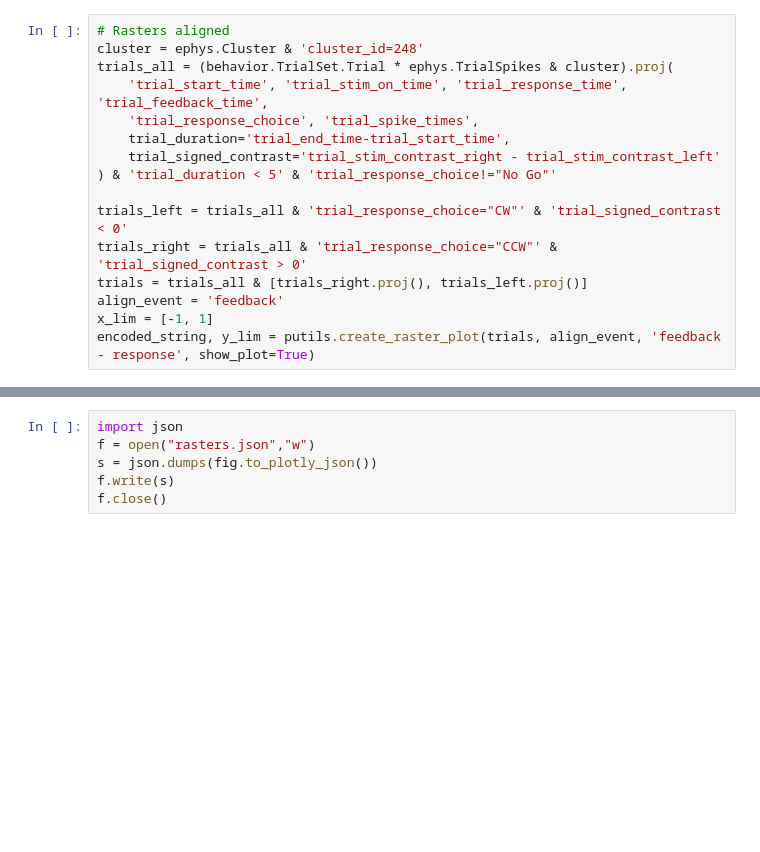
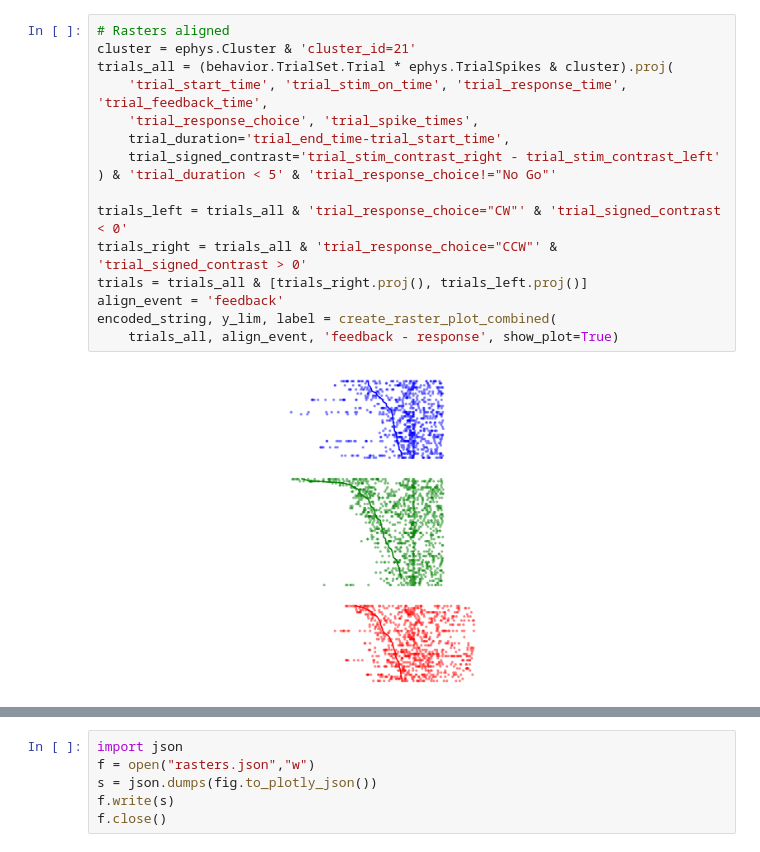
Before and after one commit to int-brain-lab/IBL-pipeline, a Jupyter notebook: notebooks/notebooks_plotting/Rasters.ipynb, the cells around one changed output, grey strips where cells are left out. Drawn from its saved outputs; the diff is of its cells as text; blank space fills up the shorter version.

Commit message:
Plotting updates

```diff
--- a/notebooks/notebooks_plotting/Rasters.ipynb
+++ b/notebooks/notebooks_plotting/Rasters.ipynb
@@ -11,17 +243,19 @@ Connecting shan@datajoint.internationalbrainlab.org:3306
 # %%
 # Rasters aligned
-cluster = ephys.Cluster & 'cluster_id=248'
+cluster = ephys.Cluster & 'cluster_id=21'
 trials_all = (behavior.TrialSet.Trial * ephys.TrialSpikes & cluster).proj(
     'trial_start_time', 'trial_stim_on_time', 'trial_response_time', 'trial_feedback_time',
     'trial_response_choice', 'trial_spike_times',
     trial_duration='trial_end_time-trial_start_time',
     trial_signed_contrast='trial_stim_contrast_right - trial_stim_contrast_left'
 ) & 'trial_duration < 5' & 'trial_response_choice!="No Go"'
 
 trials_left = trials_all & 'trial_response_choice="CW"' & 'trial_signed_contrast < 0'
 trials_right = trials_all & 'trial_response_choice="CCW"' & 'trial_signed_contrast > 0'
 trials = trials_all & [trials_right.proj(), trials_left.proj()]
 align_event = 'feedback'
-x_lim = [-1, 1]
-encoded_string, y_lim = putils.create_raster_plot(trials, align_event, 'feedback - response', show_plot=True)
+encoded_string, y_lim, label = create_raster_plot_combined(
+    trials_all, align_event, 'feedback - response', show_plot=True)
+# %% [output]
+[figure, added]
 # %%
```
Also changed, not shown: parts of 5 cells of this notebook, 13 other files.
